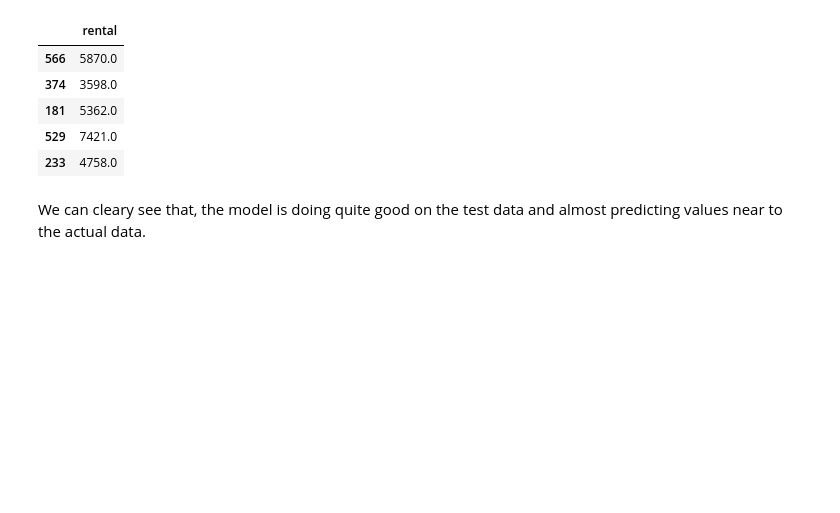
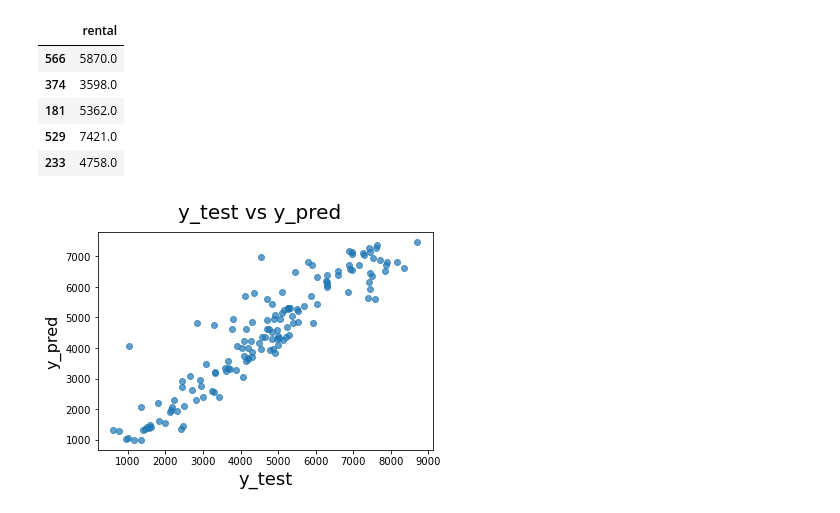
Before and after one commit to anujpatel96/TDI-Rental-Prediction, a Jupyter notebook: Rental_Predictions.ipynb, the cells around one changed output. Cells and saved outputs as stored; diff of their text form; code cells hidden in the pictures; blank space fills up the shorter version.

```diff
--- a/Rental_Predictions.ipynb
+++ b/Rental_Predictions.ipynb
@@ -1005,5 +1041,12 @@ pd.DataFrame(y_test,columns=['rental']).head(5)
 | 181 | 5362.0 |
 | 529 | 7421.0 |
 | 233 | 4758.0 |
-# %% [markdown]
-We can cleary see that, the model is doing quite good on the test data and almost predicting values near to the actual data.
+# %%
+fig = plt.figure()
+plt.scatter(y_test, test_predicted, alpha=0.7)
+fig.suptitle('y_test vs y_pred', fontsize = 20)
+plt.xlabel('y_test', fontsize = 18)
+plt.ylabel('y_pred', fontsize = 16)
+plt.show()
+# %% [output]
+[figure, added]
```
Also changed, not shown: parts of 17 cells of this notebook.
